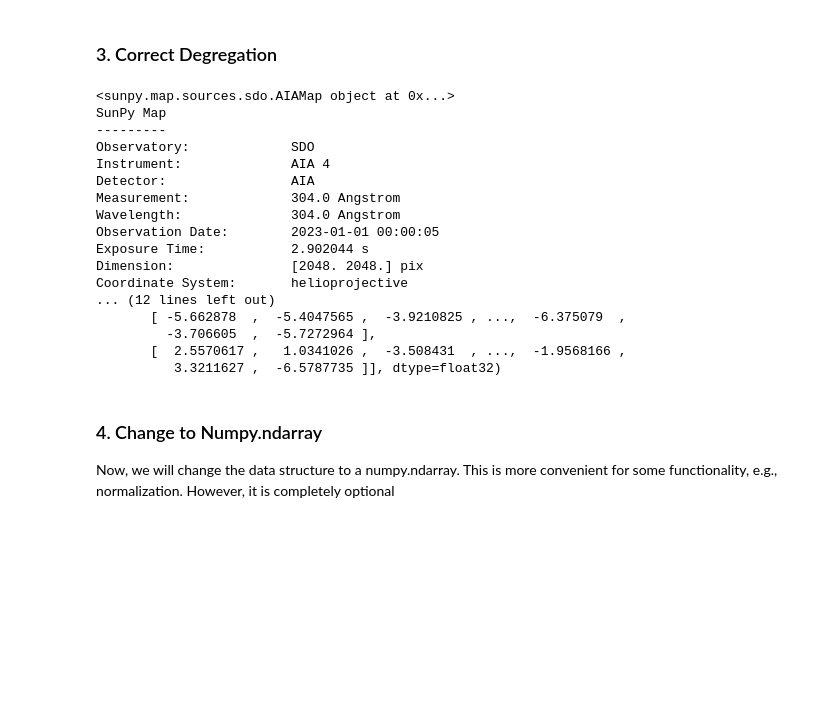
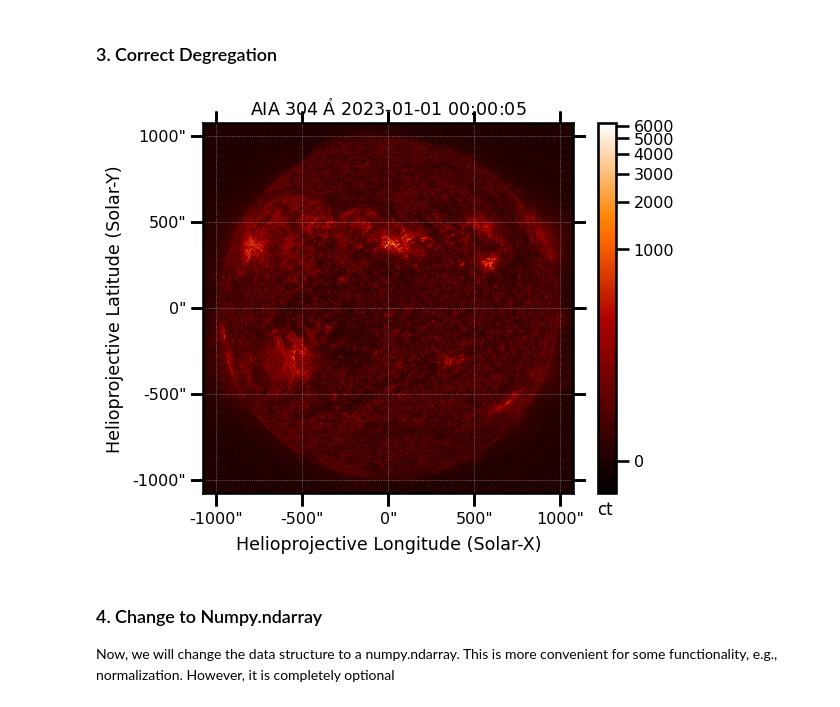
Before and after one commit to spaceml-org/helio_tools, a Jupyter notebook: notebooks/1.1_preprocessing_sdo.ipynb, the cells around one changed output. Cells and saved outputs as stored; diff of their text form; code cells hidden in the pictures; blank space fills up the shorter version.

```diff
--- a/notebooks/1.1_preprocessing_sdo.ipynb
+++ b/notebooks/1.1_preprocessing_sdo.ipynb
@@ -151,33 +115,17 @@ Coordinate System:       helioprojective
 # %%
 # define parameters
 method = "auto"
 
 # define function
 fn3: Callable[[Map, ...], Map]  = partial(correct_degregation, method=method)
 
 # apply function
 out: Map = fn3(out)
 
 # plot output
-out
+out.peek()
 # %% [output]
-<sunpy.map.sources.sdo.AIAMap object at 0x...>
-SunPy Map
----------
-Observatory:             SDO
-Instrument:              AIA 4
-Detector:                AIA
-Measurement:             304.0 Angstrom
-Wavelength:              304.0 Angstrom
-Observation Date:        2023-01-01 00:00:05
-Exposure Time:           2.902044 s
-Dimension:               [2048. 2048.] pix
-Coordinate System:       helioprojective
-... (12 lines left out)
-       [ -5.662878  ,  -5.4047565 ,  -3.9210825 , ...,  -6.375079  ,
-         -3.706605  ,  -5.7272964 ],
-       [  2.5570617 ,   1.0341026 ,  -3.508431  , ...,  -1.9568166 ,
-          3.3211627 ,  -6.5787735 ]], dtype=float32)
+[figure, added]
 # %% [markdown]
 ### 4. Change to Numpy.ndarray
 
```
Also changed, not shown: parts of 7 cells of this notebook, 5 other files.
